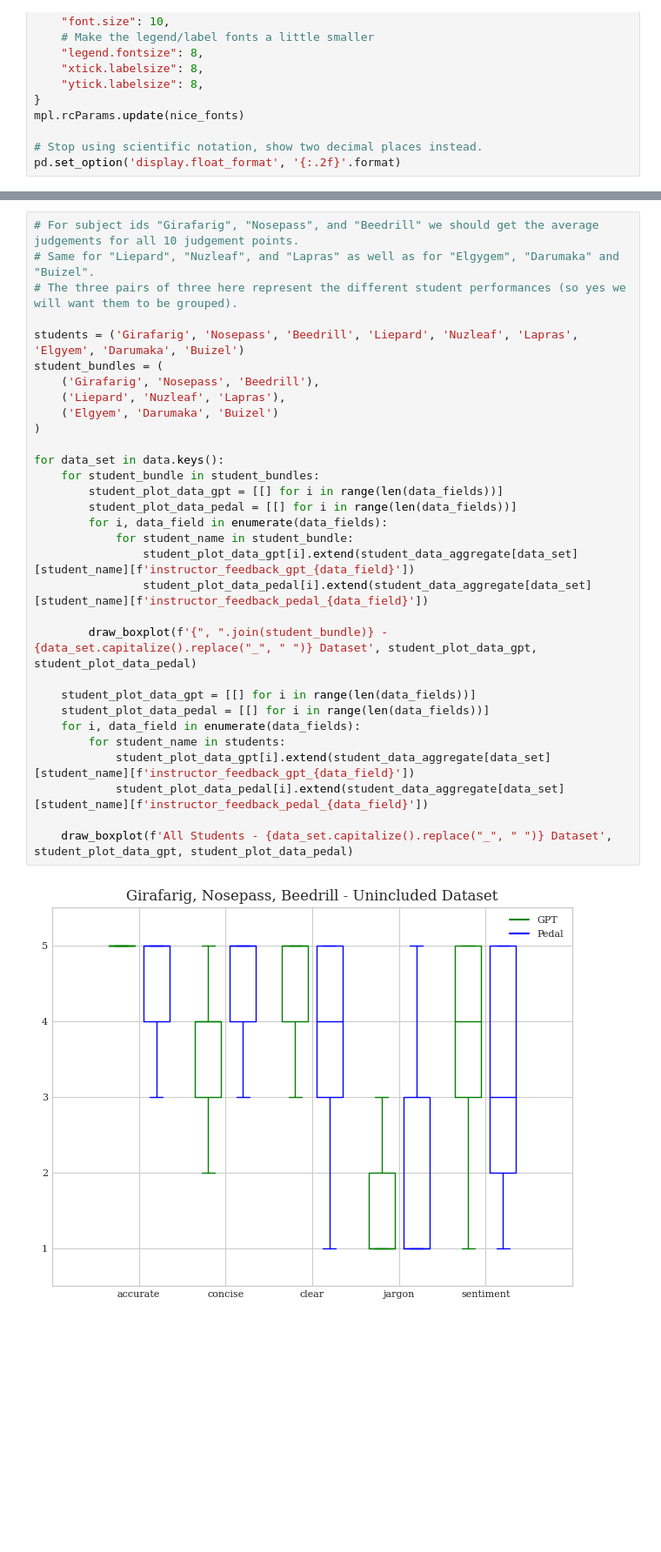
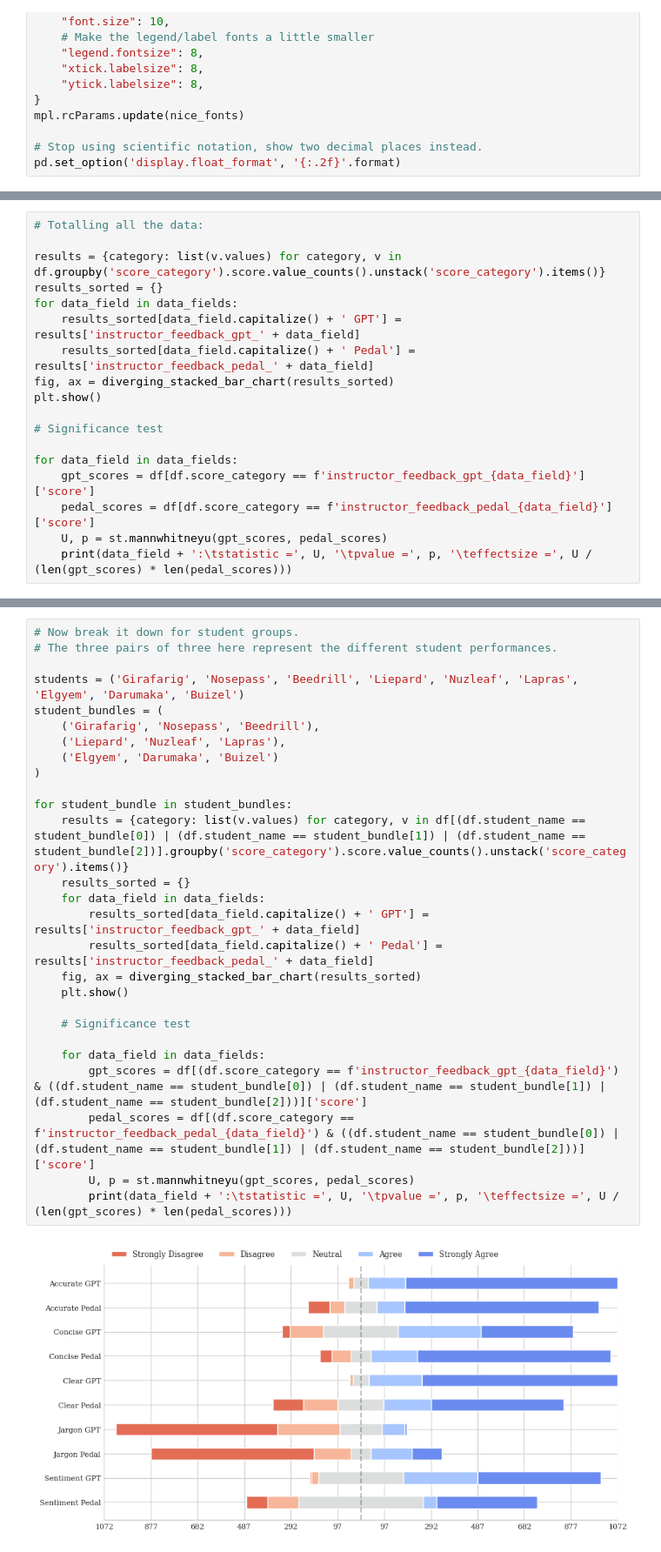
Before and after one commit to THRALLab/pedal-kennel, a Jupyter notebook: examples/chosen_problems_st3-3_as3-3_at1_v1/analysis.ipynb, the cells around one changed output, grey strips where cells are left out. Shown at 87% size. Cells and saved outputs as stored; diff of their text form; blank space fills up the shorter version.

Commit message:
feat: add more graphs

```diff
--- a/examples/chosen_problems_st3-3_as3-3_at1_v1/analysis.ipynb
+++ b/examples/chosen_problems_st3-3_as3-3_at1_v1/analysis.ipynb
@@ -492,0 +458,18 @@ def draw_boxplot(title, gpt_values, pedal_values):
+# %%
+# Totalling all the data:
+
+results = {category: list(v.values) for category, v in df.groupby('score_category').score.value_counts().unstack('score_category').items()}
+results_sorted = {}
+for data_field in data_fields:
+    results_sorted[data_field.capitalize() + ' GPT'] = results['instructor_feedback_gpt_' + data_field]
+    results_sorted[data_field.capitalize() + ' Pedal'] = results['instructor_feedback_pedal_' + data_field]
+fig, ax = diverging_stacked_bar_chart(results_sorted)
+plt.show()
+
+# Significance test
+
+for data_field in data_fields:
+    gpt_scores = df[df.score_category == f'instructor_feedback_gpt_{data_field}']['score']
+    pedal_scores = df[df.score_category == f'instructor_feedback_pedal_{data_field}']['score']
+    U, p = st.mannwhitneyu(gpt_scores, pedal_scores)
+    print(data_field + ':\tstatistic =', U, '\tpvalue =', p, '\teffectsize =', U / (len(gpt_scores) * len(pedal_scores)))
@@ -493,33 +483,29 @@ def draw_boxplot(title, gpt_values, pedal_values):
 # %%
-# For subject ids "Girafarig", "Nosepass", and "Beedrill" we should get the average judgements for all 10 judgement points.
-# Same for "Liepard", "Nuzleaf", and "Lapras" as well as for "Elgygem", "Darumaka" and "Buizel".
-# The three pairs of three here represent the different student performances (so yes we will want them to be grouped).
+# Now break it down for student groups.
+# The three pairs of three here represent the different student performances.
 
 students = ('Girafarig', 'Nosepass', 'Beedrill', 'Liepard', 'Nuzleaf', 'Lapras', 'Elgyem', 'Darumaka', 'Buizel')
 student_bundles = (
     ('Girafarig', 'Nosepass', 'Beedrill'),
     ('Liepard', 'Nuzleaf', 'Lapras'),
     ('Elgyem', 'Darumaka', 'Buizel')
 )
 
-for data_set in data.keys():
-    for student_bundle in student_bundles:
-        student_plot_data_gpt = [[] for i in range(len(data_fields))]
-        student_plot_data_pedal = [[] for i in range(len(data_fields))]
-        for i, data_field in enumerate(data_fields):
-            for student_name in student_bundle:
-                student_plot_data_gpt[i].extend(student_data_aggregate[data_set][student_name][f'instructor_feedback_gpt_{data_field}'])
-                student_plot_data_pedal[i].extend(student_data_aggregate[data_set][student_name][f'instructor_feedback_pedal_{data_field}'])
+for student_bundle in student_bundles:
+    results = {category: list(v.values) for category, v in df[(df.student_name == student_bundle[0]) | (df.student_name == student_bundle[1]) | (df.student_name == student_bundle[2])].groupby('score_category').score.value_counts().unstack('score_category').items()}
+    results_sorted = {}
+    for data_field in data_fields:
+        results_sorted[data_field.capitalize() + ' GPT'] = results['instructor_feedback_gpt_' + data_field]
+        results_sorted[data_field.capitalize() + ' Pedal'] = results['instructor_feedback_pedal_' + data_field]
+    fig, ax = diverging_stacked_bar_chart(results_sorted)
+    plt.show()
 
-        draw_boxplot(f'{", ".join(student_bundle)} - {data_set.capitalize().replace("_", " ")} Dataset', student_plot_data_gpt, student_plot_data_pedal)
+    # Significance test
 
-    student_plot_data_gpt = [[] for i in range(len(data_fields))]
-    student_plot_data_pedal = [[] for i in range(len(data_fields))]
-    for i, data_field in enumerate(data_fields):
-        for student_name in students:
-            student_plot_data_gpt[i].extend(student_data_aggregate[data_set][student_name][f'instructor_feedback_gpt_{data_field}'])
-            student_plot_data_pedal[i].extend(student_data_aggregate[data_set][student_name][f'instructor_feedback_pedal_{data_field}'])
-
-    draw_boxplot(f'All Students - {data_set.capitalize().replace("_", " ")} Dataset', student_plot_data_gpt, student_plot_data_pedal)
+    for data_field in data_fields:
+        gpt_scores = df[(df.score_category == f'instructor_feedback_gpt_{data_field}') & ((df.student_name == student_bundle[0]) | (df.student_name == student_bundle[1]) | (df.student_name == student_bundle[2]))]['score']
+        pedal_scores = df[(df.score_category == f'instructor_feedback_pedal_{data_field}') & ((df.student_name == student_bundle[0]) | (df.student_name == student_bundle[1]) | (df.student_name == student_bundle[2]))]['score']
+        U, p = st.mannwhitneyu(gpt_scores, pedal_scores)
+        print(data_field + ':\tstatistic =', U, '\tpvalue =', p, '\teffectsize =', U / (len(gpt_scores) * len(pedal_scores)))
 # %% [output]
-[figure, old version]
+[figure, new version]
```
Also changed, not shown: parts of 17 cells of this notebook.
